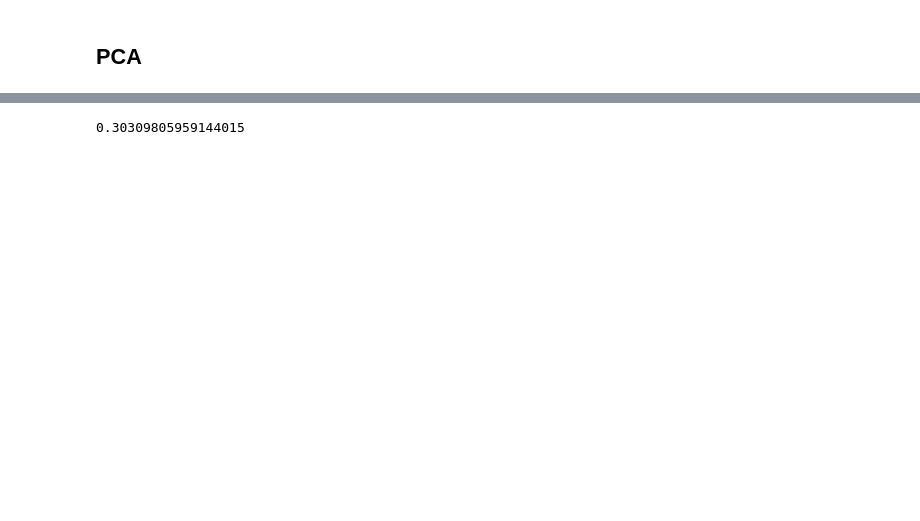
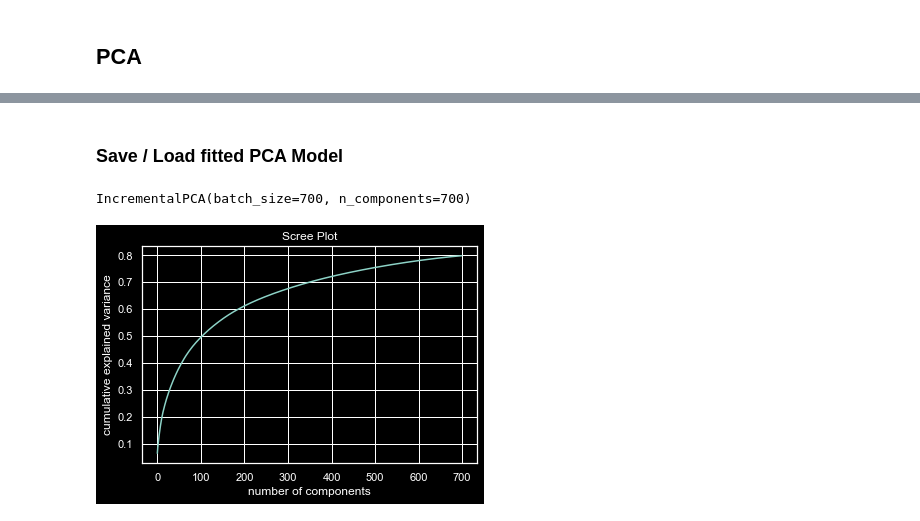
Before and after one commit to czengnn/who-is-the-asshole, a Jupyter notebook: who_the_a_2.ipynb, the cells around one changed output, grey strips where cells are left out. Cells and saved outputs as stored; diff of their text form; code cells hidden in the pictures; blank space fills up the shorter version.

Commit message:
saved models

```diff
--- a/who_the_a_2.ipynb
+++ b/who_the_a_2.ipynb
@@ -2,8 +2,10 @@
 import numpy as np
 import pandas as pd
 import matplotlib.pyplot as plt
+plt.style.use('dark_background')
 import seaborn as sns
 from nltk.corpus import stopwords
+import pickle
 
 from sklearn.feature_extraction.text import CountVectorizer
 from sklearn.model_selection import train_test_split
@@ -118,17 +128,25 @@ pca.fit(dtm_train)
-# %%
-print(svd.explained_variance_ratio_.sum())
-# %% [output]
-0.30309805959144015
+# %% [markdown]
+### Save / Load fitted PCA Model
+# %%
+# pickle.dump(pca, open('pca.sav', 'wb'))
+
+pca = pickle.load(open('pca.sav', 'rb'))
+pca
+# %% [output]
+IncrementalPCA(batch_size=700, n_components=700)
 # %%
-sns.set(style='whitegrid')
-plt.plot(np.cumsum(pca_test.explained_variance_ratio_))
+# sns.set(style='whitegrid')
+
+plt.plot(np.cumsum(pca.explained_variance_ratio_))
 plt.xlabel('number of components')
 plt.ylabel('cumulative explained variance')
-plt.axvline(linewidth=4, color='r', linestyle = '--', x=10, ymin=0, ymax=1)
-display(plt.show())
-evr = pca_test.explained_variance_ratio_
-cvr = np.cumsum(pca_test.explained_variance_ratio_)
+plt.title('Scree Plot')
+# plt.axvline(linewidth=4, color='r', linestyle = '--', x=10, ymin=0, ymax=1)
+evr = pca.explained_variance_ratio_
+cvr = np.cumsum(pca.explained_variance_ratio_)
 pca_df = pd.DataFrame()
 pca_df['Cumulative Variance Ratio'] = cvr
 pca_df['Explained Variance Ratio'] = evr
-display(pca_df.head(10))
+# display(pca_df.head(10))
+# %% [output]
+[figure, added]
```
Also changed, not shown: parts of 13 cells of this notebook, 1 other file.
